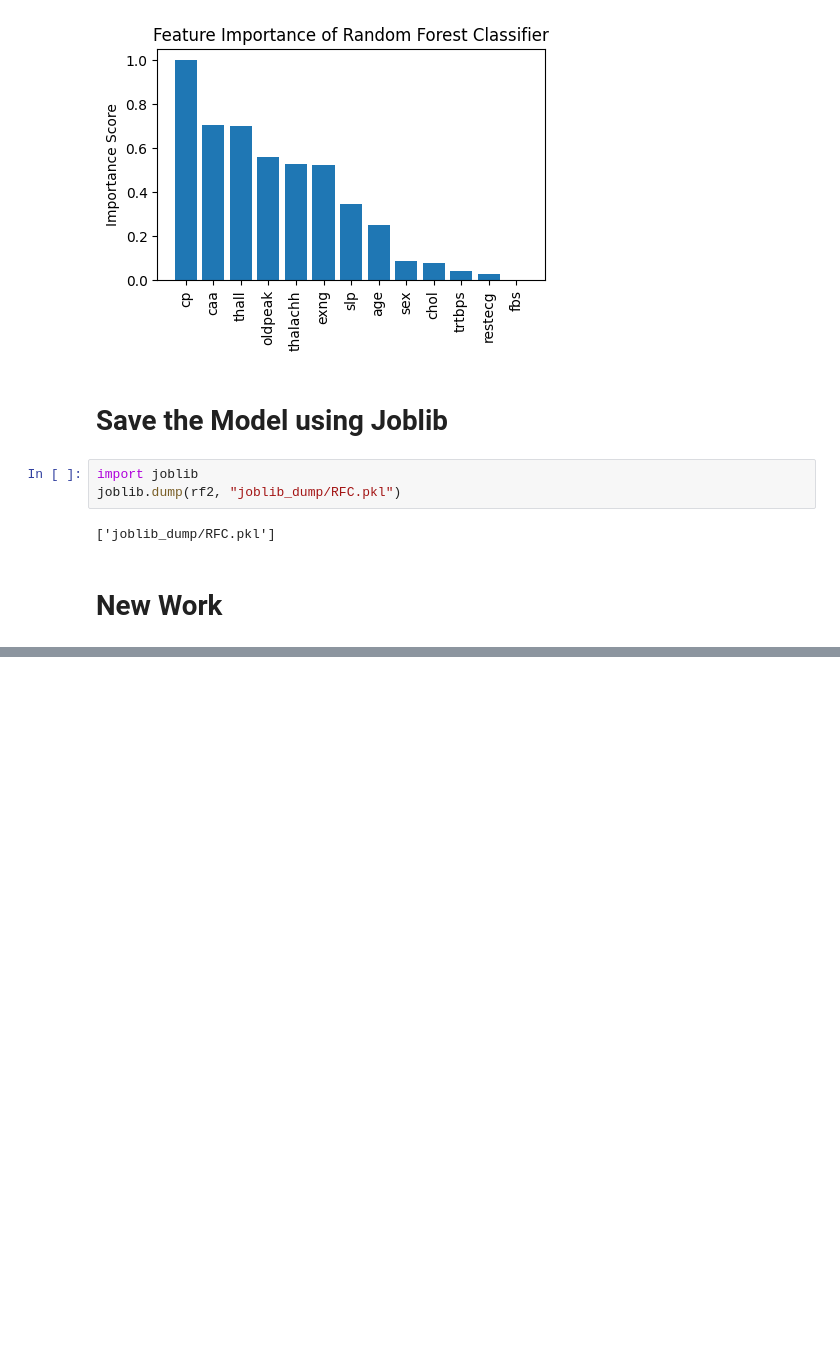
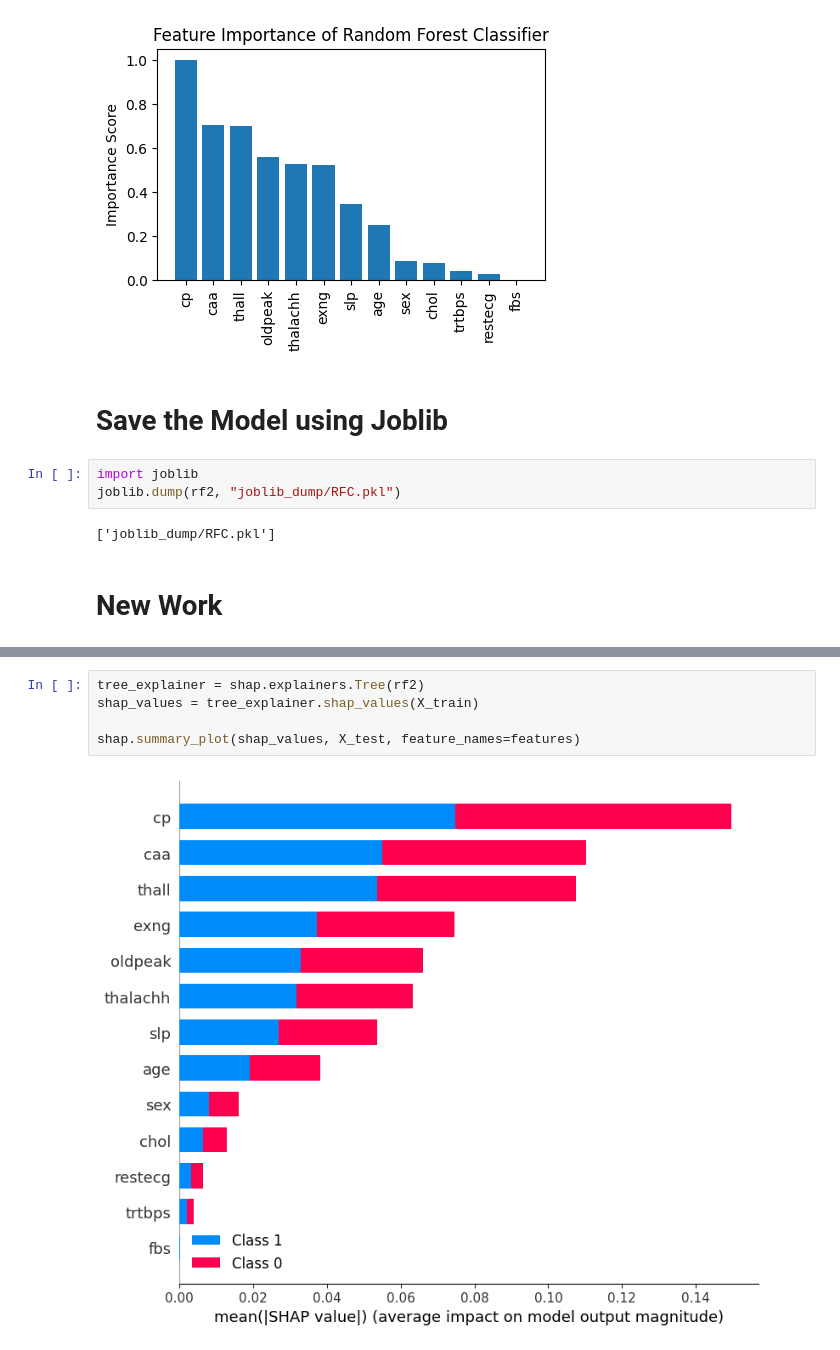
Before and after one commit to kruthi-sb/Cardiac_Events_ML, a Jupyter notebook: ML/RF.ipynb, the cells around one changed output, grey strips where cells are left out. Drawn from its saved outputs; the diff is of its cells as text; blank space fills up the shorter version.

```diff
--- a/ML/RF.ipynb
+++ b/ML/RF.ipynb
@@ -332,0 +372,7 @@ joblib.dump(rf2, "joblib_dump/RFC.pkl")
+# %%
+tree_explainer = shap.explainers.Tree(rf2)
+shap_values = tree_explainer.shap_values(X_train)
+
+shap.summary_plot(shap_values, X_test, feature_names=features)
+# %% [output]
+[figure, added]
```
Also changed, not shown: parts of 11 cells of this notebook, 1 other file.
